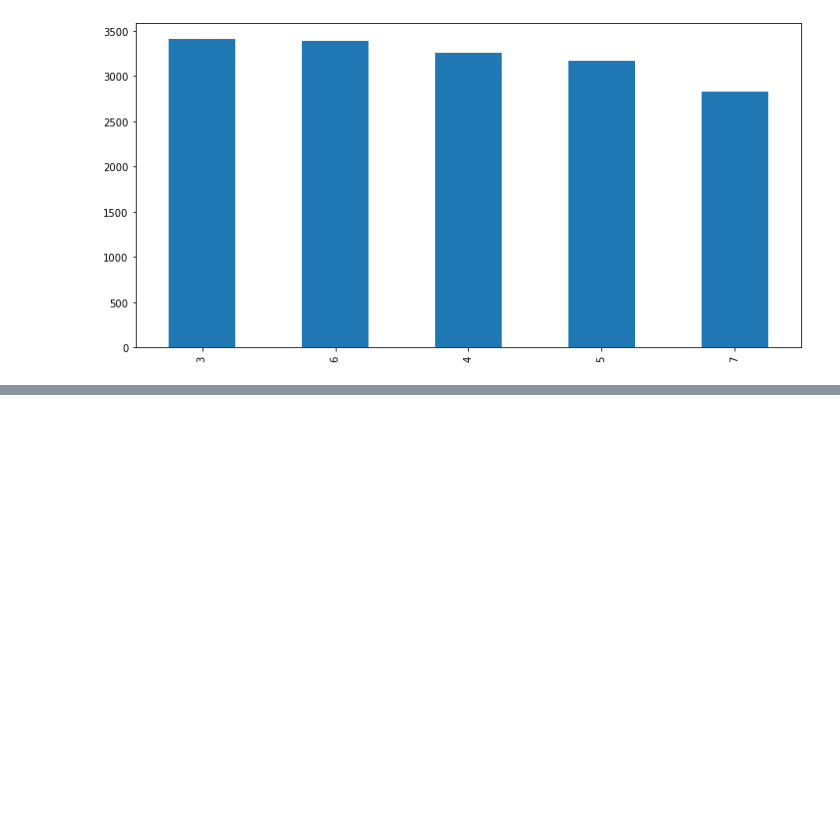
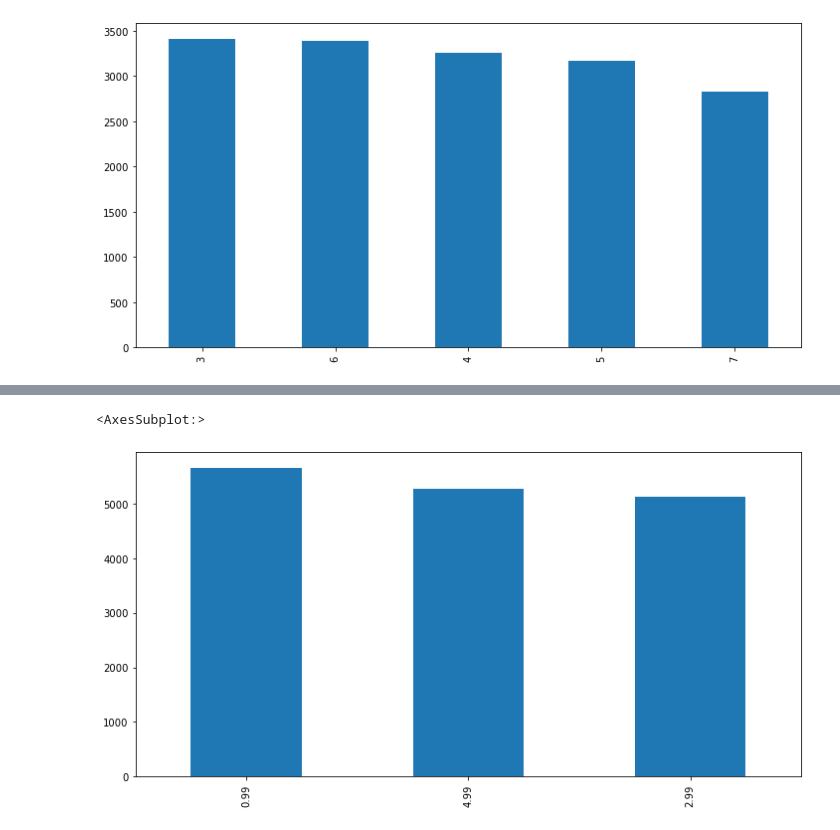
Before and after one commit to silanka007/data-analytics-FCC, a Jupyter notebook: Exercises_2.ipynb, the cells around one changed output, grey strips where cells are left out. Cells and saved outputs as stored; diff of their text form; code cells hidden in the pictures; blank space fills up the shorter version.

```diff
--- a/Exercises_2.ipynb
+++ b/Exercises_2.ipynb
@@ -90,2 +94,5 @@ df['film_rental_duration'].value_counts().plot(kind="bar", figsize=(12,6))
 # %%
-df['film_rental_rate'].value_counts().plot(kind='pie', figsize=(6,6))
+df['film_rental_rate'].value_counts().plot(kind='bar', figsize=(12,6))
+# %% [output]
+<AxesSubplot:>
+[figure, added]
```
Also changed, not shown: parts of 7 cells of this notebook.
